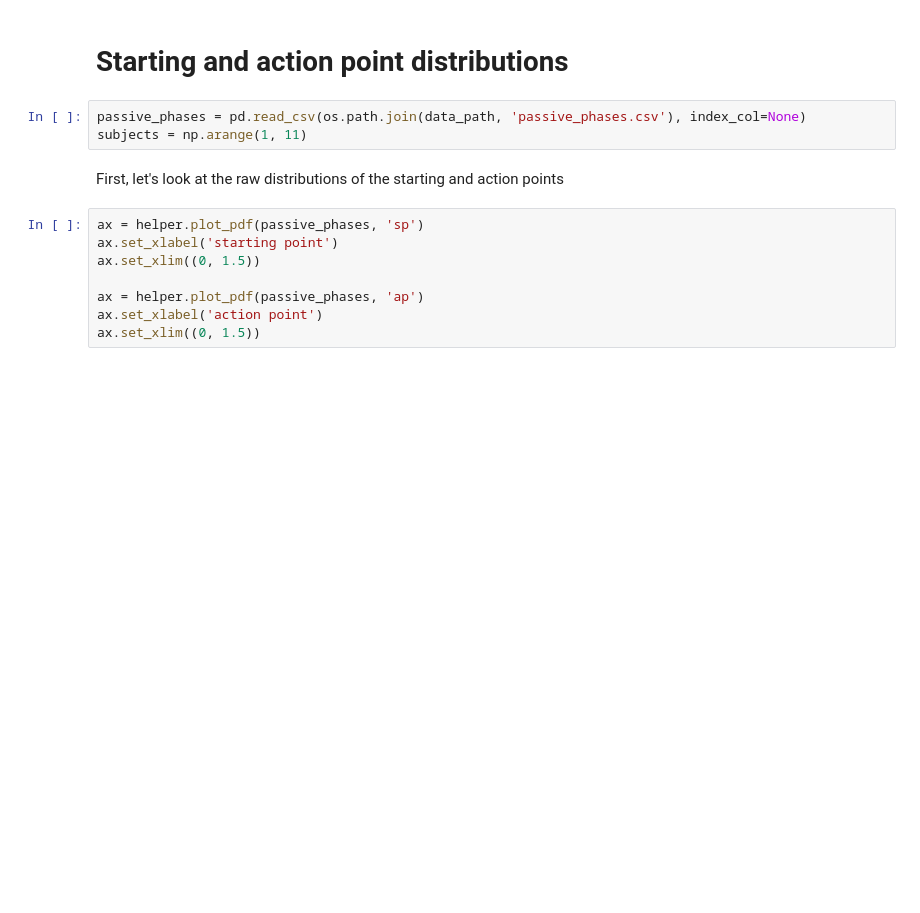
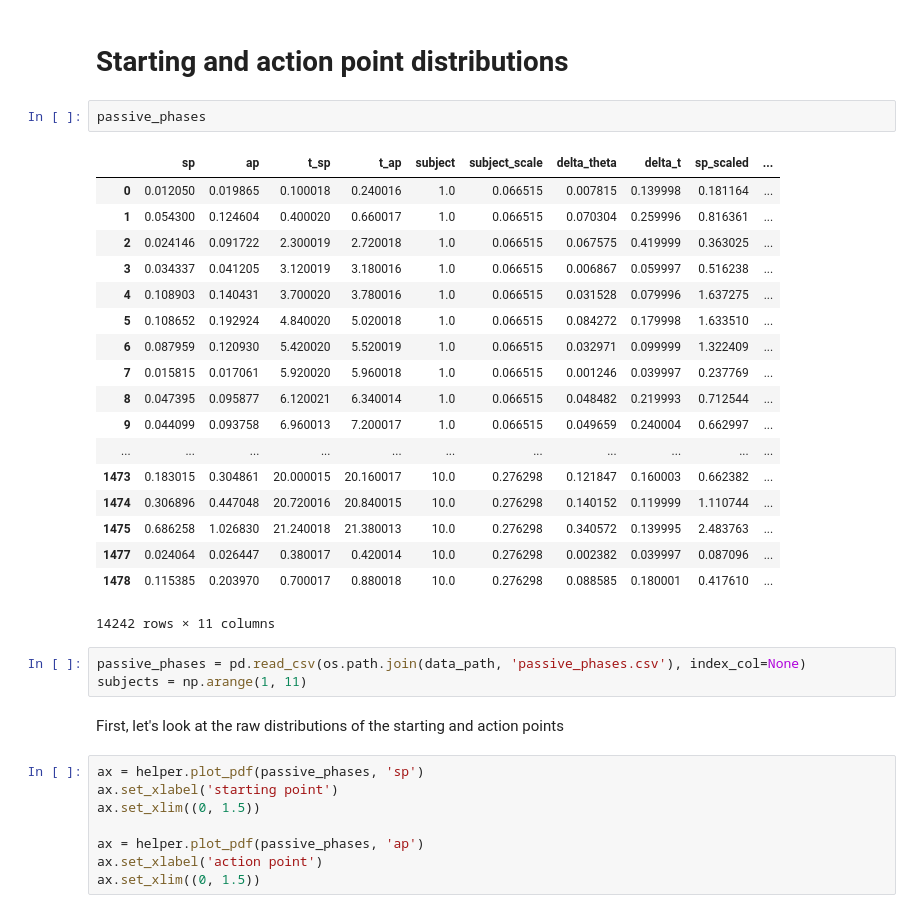
Before and after one commit to cherepaha/initiation, a Jupyter notebook: stick_data_analysis.ipynb, the cells around one changed output. Cells and saved outputs as stored; diff of their text form; blank space fills up the shorter version.

```diff
--- a/stick_data_analysis.ipynb
+++ b/stick_data_analysis.ipynb
@@ -86,6 +86,27 @@ passive_phases['sp_decile'] =pd.qcut(passive_phases['sp'], 10, labels=np.arange(
 passive_phases.to_csv(os.path.join(data_path, 'passive_phases.csv'), float_format='%.5f', index=False)
 # %% [markdown]
 # Starting and action point distributions
+# %%
+passive_phases
+# %% [output]
+|  | sp | ap | t_sp | t_ap | subject | subject_scale | delta_theta | delta_t | sp_scaled | ... |
+| 0 | 0.012050 | 0.019865 | 0.100018 | 0.240016 | 1.0 | 0.066515 | 0.007815 | 0.139998 | 0.181164 | ... |
+| 1 | 0.054300 | 0.124604 | 0.400020 | 0.660017 | 1.0 | 0.066515 | 0.070304 | 0.259996 | 0.816361 | ... |
+| 2 | 0.024146 | 0.091722 | 2.300019 | 2.720018 | 1.0 | 0.066515 | 0.067575 | 0.419999 | 0.363025 | ... |
+| 3 | 0.034337 | 0.041205 | 3.120019 | 3.180016 | 1.0 | 0.066515 | 0.006867 | 0.059997 | 0.516238 | ... |
+| 4 | 0.108903 | 0.140431 | 3.700020 | 3.780016 | 1.0 | 0.066515 | 0.031528 | 0.079996 | 1.637275 | ... |
+| 5 | 0.108652 | 0.192924 | 4.840020 | 5.020018 | 1.0 | 0.066515 | 0.084272 | 0.179998 | 1.633510 | ... |
+| 6 | 0.087959 | 0.120930 | 5.420020 | 5.520019 | 1.0 | 0.066515 | 0.032971 | 0.099999 | 1.322409 | ... |
+| 7 | 0.015815 | 0.017061 | 5.920020 | 5.960018 | 1.0 | 0.066515 | 0.001246 | 0.039997 | 0.237769 | ... |
+| 8 | 0.047395 | 0.095877 | 6.120021 | 6.340014 | 1.0 | 0.066515 | 0.048482 | 0.219993 | 0.712544 | ... |
+| 9 | 0.044099 | 0.093758 | 6.960013 | 7.200017 | 1.0 | 0.066515 | 0.049659 | 0.240004 | 0.662997 | ... |
+| ... | ... | ... | ... | ... | ... | ... | ... | ... | ... | ... |
+| 1473 | 0.183015 | 0.304861 | 20.000015 | 20.160017 | 10.0 | 0.276298 | 0.121847 | 0.160003 | 0.662382 | ... |
+| 1474 | 0.306896 | 0.447048 | 20.720016 | 20.840015 | 10.0 | 0.276298 | 0.140152 | 0.119999 | 1.110744 | ... |
+| 1475 | 0.686258 | 1.026830 | 21.240018 | 21.380013 | 10.0 | 0.276298 | 0.340572 | 0.139995 | 2.483763 | ... |
+| 1477 | 0.024064 | 0.026447 | 0.380017 | 0.420014 | 10.0 | 0.276298 | 0.002382 | 0.039997 | 0.087096 | ... |
+| 1478 | 0.115385 | 0.203970 | 0.700017 | 0.880018 | 10.0 | 0.276298 | 0.088585 | 0.180001 | 0.417610 | ... |
+14242 rows × 11 columns
 # %%
 passive_phases = pd.read_csv(os.path.join(data_path, 'passive_phases.csv'), index_col=None)
 subjects = np.arange(1, 11)
```
Also changed, not shown: parts of 2 cells of this notebook, 5 other files.
